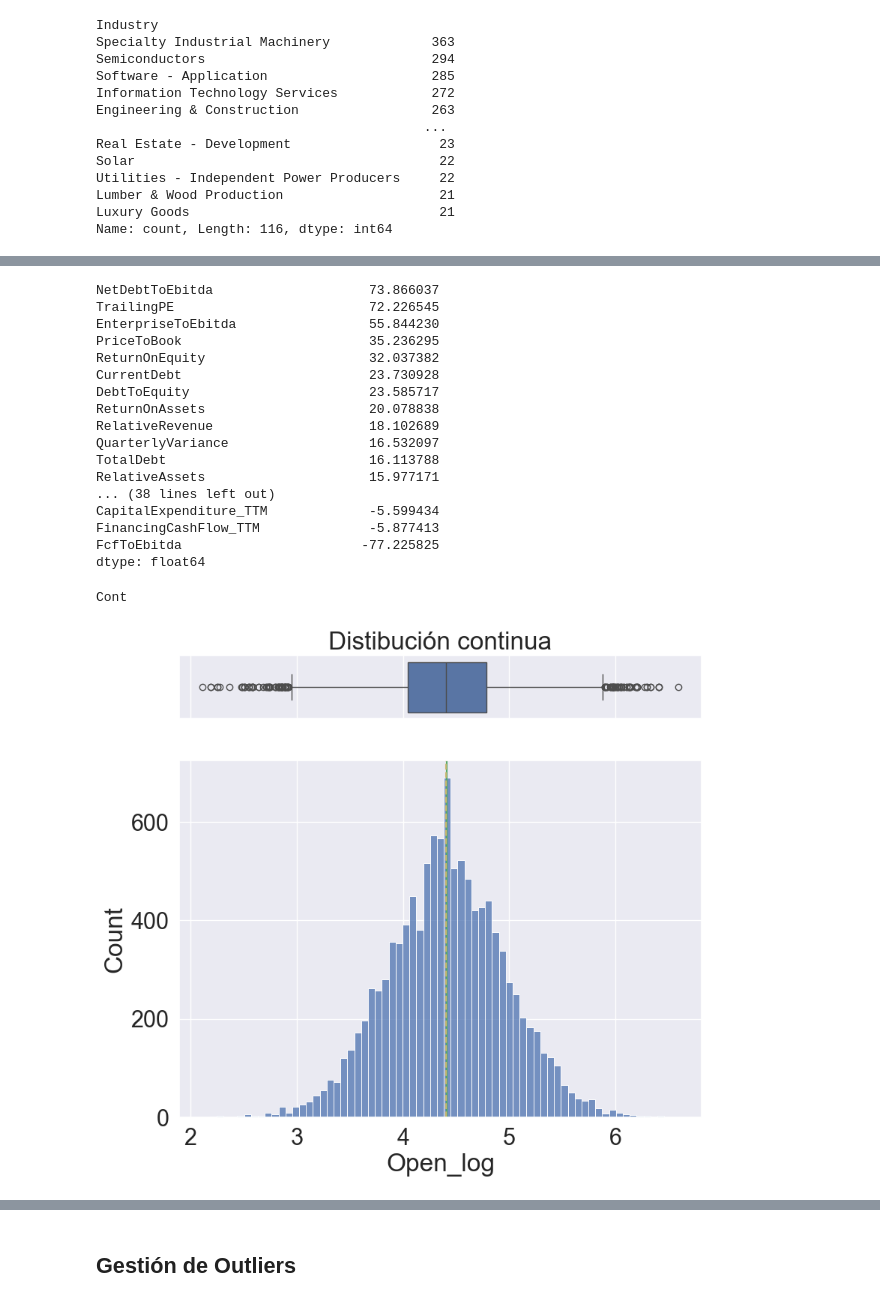
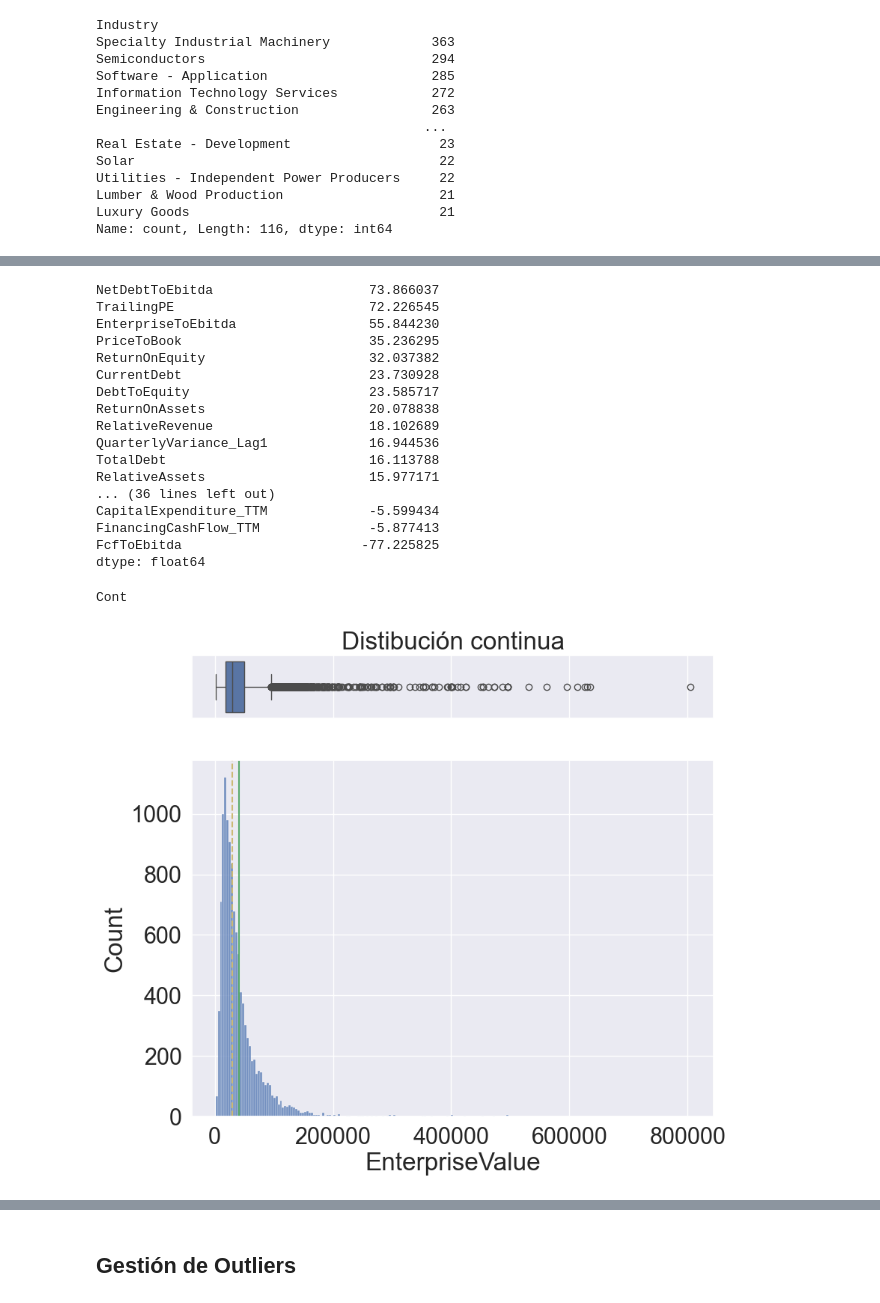
Before and after one commit to sebakremis/FinDataMining, a Jupyter notebook: 02_Notebook_Transformacion.ipynb, the cells around one changed output, grey strips where cells are left out. Saved outputs shown, nothing was run; the diff lists cells and outputs as text; code cells hidden in the pictures.

Commit message:
introducir lag 1 en variables de retorno y volumen para evitar data leakage

```diff
--- a/02_Notebook_Transformacion.ipynb
+++ b/02_Notebook_Transformacion.ipynb
@@ -512,4 +512,8 @@ MarketCovariance                              0.043865
 Name: 788, dtype: object
+# %%
+# Se aplica lag de 1 período a volumen para evitar Data Leakage
+df_with_features['Volume_Lag1'] = df_with_features['Volume'].shift(1)
+df_with_features.drop('Volume', axis=1, inplace=True)
 # %% [markdown]
 Imputación final de Valores Perdidos
 # %%
@@ -583,12 +587,3 @@ memory usage: 4.9+ MB
-# %%
-# Se expresan columnas de totales de mercado en millones
-cols = [
-    'TotalMarketAssets',
-    'TotalMarketRevenue'
-    ]
-
-for col in cols:
-    df_transformed[col] = df_transformed[col] / 10**6
 # %%
 # Convertir Sector y Industry a tipo category
 df_transformed['Sector'] = df_transformed['Sector'].astype('category')
@@ -661,21 +656,21 @@ CurrentDebt                        23.730928
 DebtToEquity                       23.585717
 ReturnOnAssets                     20.078838
 RelativeRevenue                    18.102689
-QuarterlyVariance                  16.532097
+QuarterlyVariance_Lag1             16.944536
 TotalDebt                          16.113788
 RelativeAssets                     15.977171
-... (38 lines left out)
+... (36 lines left out)
 CapitalExpenditure_TTM             -5.599434
 FinancingCashFlow_TTM              -5.877413
 FcfToEbitda                       -77.225825
 dtype: float64
 # %%
 # Graficar
-columna_a_graficar = 'Volume' # indicar columna para el grafico
+columna_a_graficar = 'EnterpriseValue' # indicar columna para el grafico
 plot(df_transformed[columna_a_graficar])
 # %% [output]
 Cont
-[figure, old version]
+[figure, new version]
 # %%
 # Transformaciones logarítmicas
 
```
Also changed, not shown: parts of 13 cells of this notebook, 2 other files.
